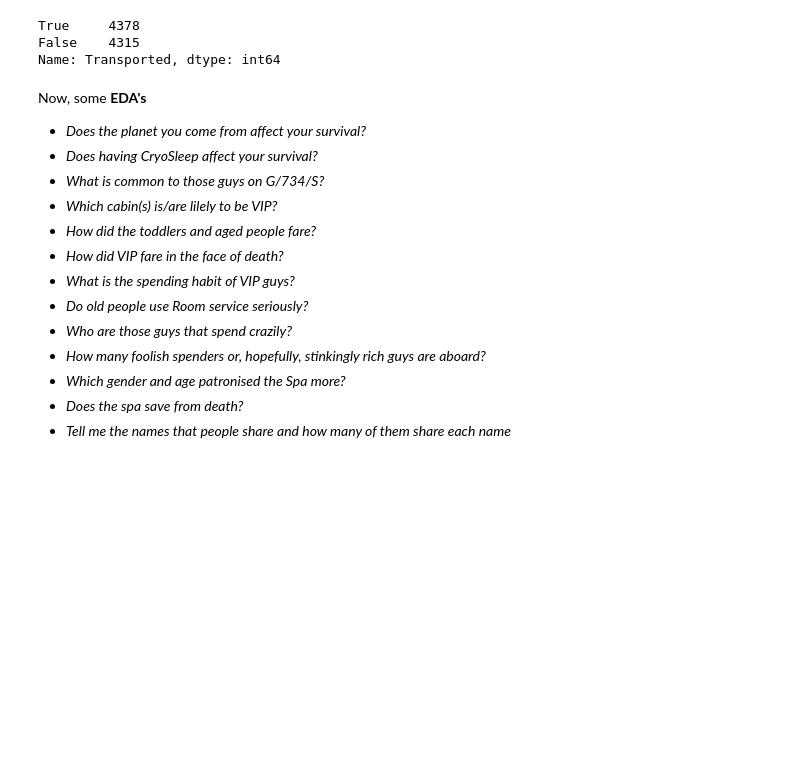
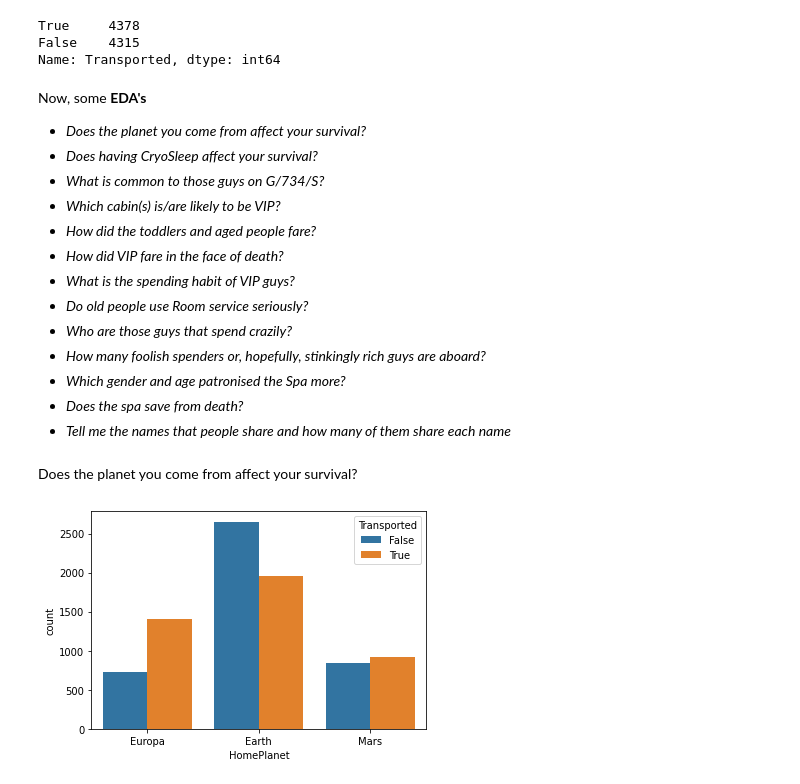
Before and after one commit to TosinPhillip/Spaceship-Titanic-EDA, a Jupyter notebook: Titanic.ipynb, the cells around one changed output. Saved outputs shown, nothing was run; the diff lists cells and outputs as text; code cells hidden in the pictures; blank space fills up the shorter version.

Commit message:
Deeper EDA 1
A deeper level of Exploratory Data Analysis was done, but not all questions are yet answered.

```diff
--- a/Titanic.ipynb
+++ b/Titanic.ipynb
@@ -309,7 +315,7 @@ Now, some **EDA's**
 * *Does the planet you come from affect your survival?*
 * *Does having CryoSleep affect your survival?*
 * *What is common to those guys on G/734/S?*
-* *Which cabin(s) is/are lilely to be VIP?*
+* *Which cabin(s) is/are likely to be VIP?*
 * *How did the toddlers and aged people fare?*
 * *How did VIP fare in the face of death?*
 * *What is the spending habit of VIP guys?*
@@ -319,3 +325,10 @@ Now, some **EDA's**
 * *Which gender and age patronised the Spa more?*
 * *Does the spa save from death?*
 * *Tell me the names that people share and how many of them share each name*
+# %% [markdown]
+Does the planet you come from affect your survival?
+# %%
+sns.countplot(x='HomePlanet', hue='Transported', data=train)
+plt.show()
+# %% [output]
+[figure, added]
```
Also changed, not shown: parts of 19 cells of this notebook, 1 other file.
